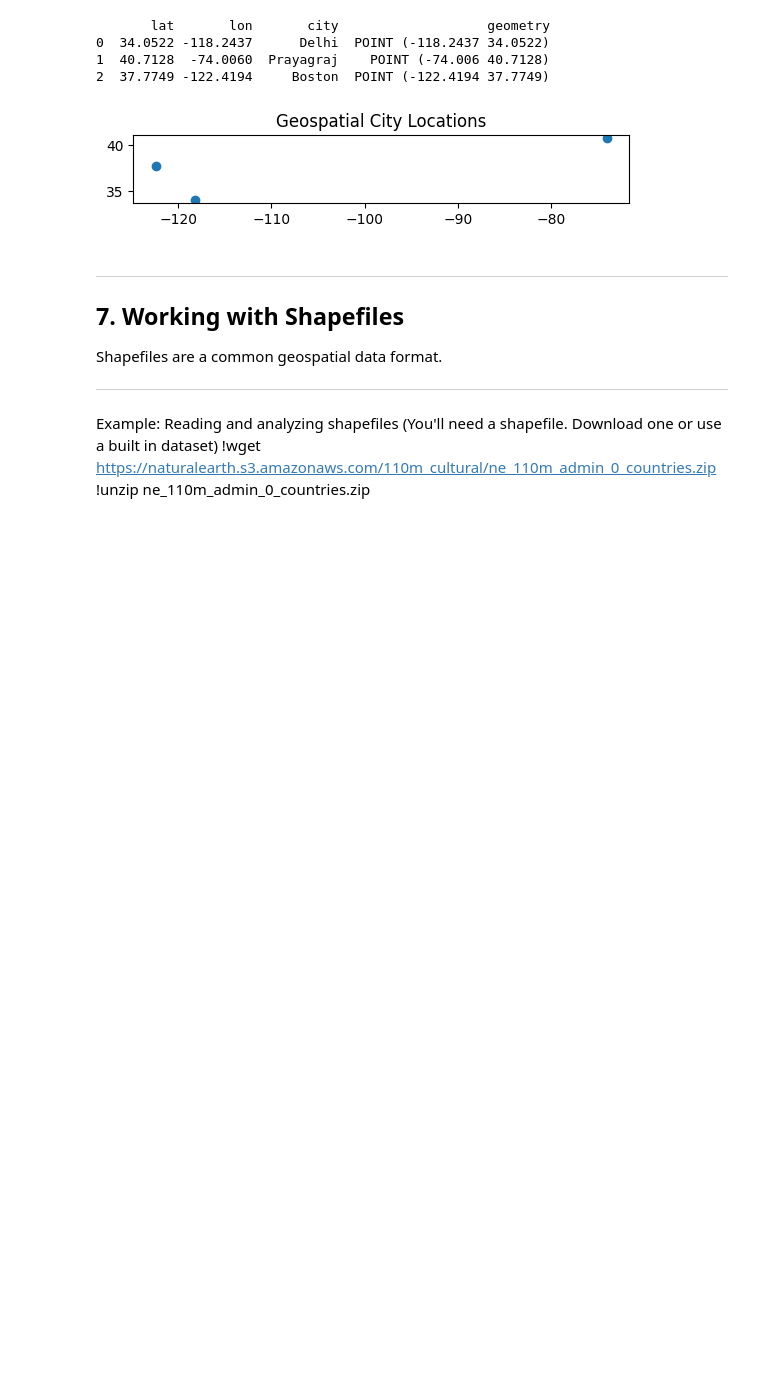
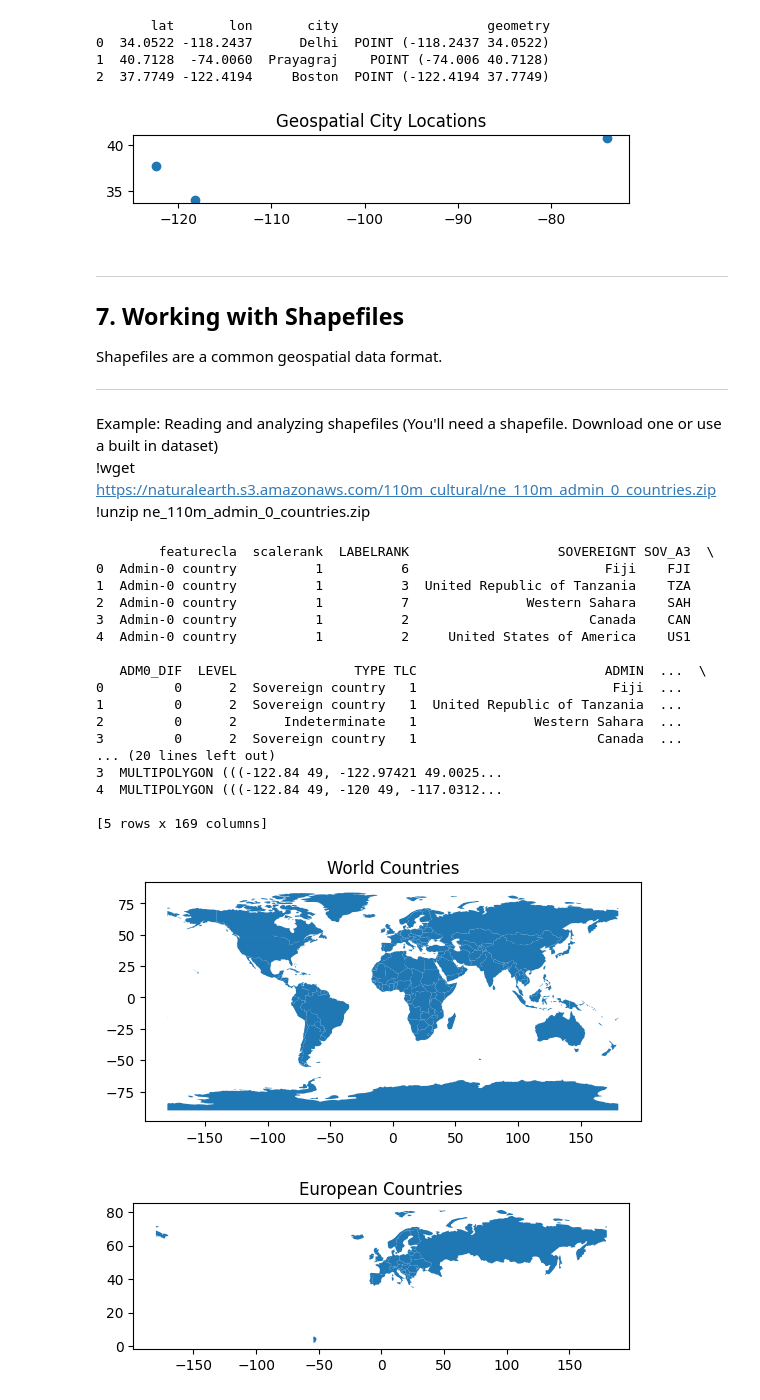
Before and after one commit to TerraCode-Solutions/Workshop_SIG_25_001, a Jupyter notebook: Script/NoteBook_1.ipynb, the cells around one changed output. Saved outputs shown, nothing was run; the diff lists cells and outputs as text; code cells hidden in the pictures; blank space fills up the shorter version.

```diff
--- a/Script/NoteBook_1.ipynb
+++ b/Script/NoteBook_1.ipynb
@@ -236,6 +231,40 @@ Shapefiles are a common geospatial data format.
 
 ---
 
-Example: Reading and analyzing shapefiles (You'll need a shapefile. Download one or use a built in dataset)
-!wget https://naturalearth.s3.amazonaws.com/110m_cultural/ne_110m_admin_0_countries.zip
+Example: Reading and analyzing shapefiles (You'll need a shapefile. Download one or use a built in dataset) \
+!wget https://naturalearth.s3.amazonaws.com/110m_cultural/ne_110m_admin_0_countries.zip \
 !unzip ne_110m_admin_0_countries.zip
+# %%
+countries = gpd.read_file("../Inpup_data/ne_110m_admin_0_countries/ne_110m_admin_0_countries.shp")
+print(countries.head())
+
+# Example: Visualizing shapefiles in a static plot
+countries.plot()
+plt.title("World Countries")
+plt.show()
+
+# Example: Filtering spatial features based on attributes
+europe = countries[countries["CONTINENT"] == "Europe"]
+europe.plot()
+plt.title("European Countries")
+plt.show()
+# %% [output]
+        featurecla  scalerank  LABELRANK                   SOVEREIGNT SOV_A3  \
+0  Admin-0 country          1          6                         Fiji    FJI
+1  Admin-0 country          1          3  United Republic of Tanzania    TZA
+2  Admin-0 country          1          7               Western Sahara    SAH
+3  Admin-0 country          1          2                       Canada    CAN
+4  Admin-0 country          1          2     United States of America    US1
+
+   ADM0_DIF  LEVEL               TYPE TLC                        ADMIN  ...  \
+0         0      2  Sovereign country   1                         Fiji  ...
+1         0      2  Sovereign country   1  United Republic of Tanzania  ...
+2         0      2      Indeterminate   1               Western Sahara  ...
+3         0      2  Sovereign country   1                       Canada  ...
+... (20 lines left out)
+3  MULTIPOLYGON (((-122.84 49, -122.97421 49.0025...
+4  MULTIPOLYGON (((-122.84 49, -120 49, -117.0312...
+
+[5 rows x 169 columns]
+[figure, added]
+[figure, added]
```
Also changed, not shown: parts of 6 cells of this notebook.
